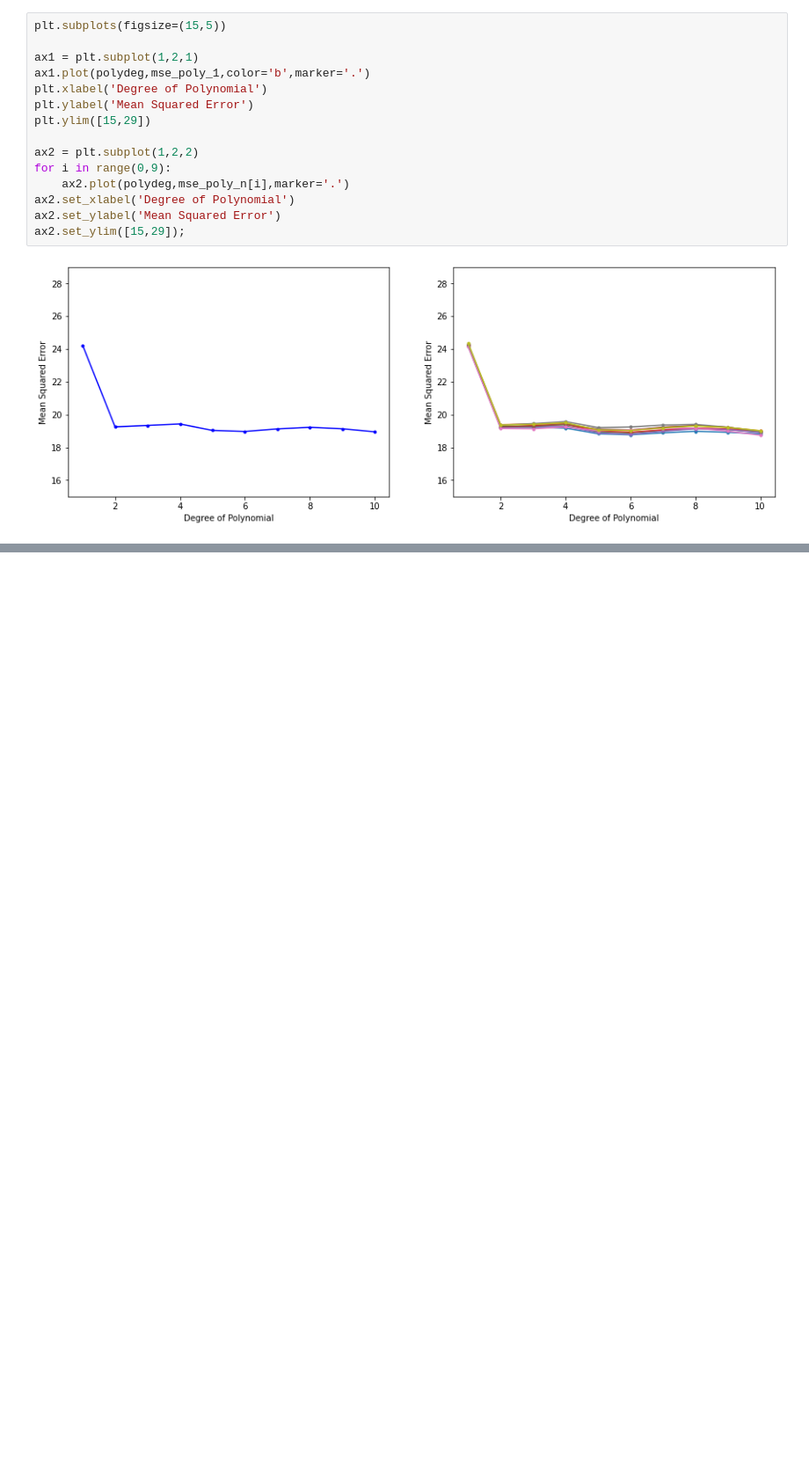
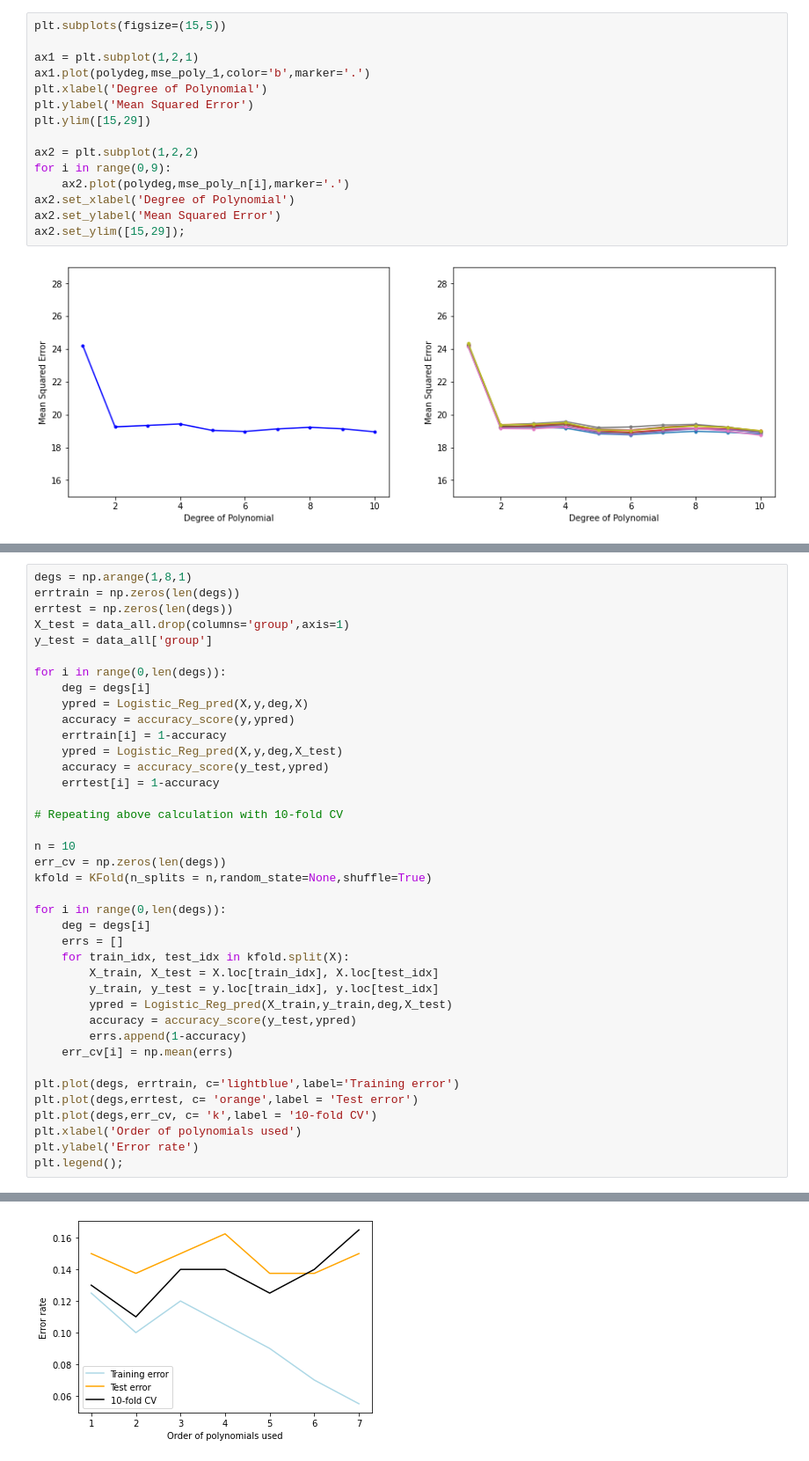
Before and after one commit to mtekant/ISLR_Notes, a Jupyter notebook: Introduction to Statistical Learning, 2nd Edition -- Notes for Ch 5.ipynb, the cells around one changed output, grey strips where cells are left out. Shown: that part at 88% size. Drawn from its saved outputs; the diff is of its cells as text; blank space fills up the shorter version.

```diff
--- a/Introduction to Statistical Learning, 2nd Edition -- Notes for Ch 5.ipynb
+++ b/Introduction to Statistical Learning, 2nd Edition -- Notes for Ch 5.ipynb
@@ -144,0 +294,40 @@ In the n-fold CV method, the sample is separated into n groups. 1 group is held
+# %%
+degs = np.arange(1,8,1)
+errtrain = np.zeros(len(degs))
+errtest = np.zeros(len(degs))
+X_test = data_all.drop(columns='group',axis=1)
+y_test = data_all['group']
+
+for i in range(0,len(degs)):
+    deg = degs[i]
+    ypred = Logistic_Reg_pred(X,y,deg,X)
+    accuracy = accuracy_score(y,ypred)
+    errtrain[i] = 1-accuracy
+    ypred = Logistic_Reg_pred(X,y,deg,X_test)
+    accuracy = accuracy_score(y_test,ypred)
+    errtest[i] = 1-accuracy
+
+# Repeating above calculation with 10-fold CV
+
+n = 10
+err_cv = np.zeros(len(degs))
+kfold = KFold(n_splits = n,random_state=None,shuffle=True)
+
+for i in range(0,len(degs)):
+    deg = degs[i]
+    errs = []
+    for train_idx, test_idx in kfold.split(X):
+        X_train, X_test = X.loc[train_idx], X.loc[test_idx]
+        y_train, y_test = y.loc[train_idx], y.loc[test_idx]
+        ypred = Logistic_Reg_pred(X_train,y_train,deg,X_test)
+        accuracy = accuracy_score(y_test,ypred)
+        errs.append(1-accuracy)
+    err_cv[i] = np.mean(errs)
+
+plt.plot(degs, errtrain, c='lightblue',label='Training error')
+plt.plot(degs,errtest, c= 'orange',label = 'Test error')
+plt.plot(degs,err_cv, c= 'k',label = '10-fold CV')
+plt.xlabel('Order of polynomials used')
+plt.ylabel('Error rate')
+plt.legend();
+# %% [output]
@@ -144,0 +351 @@ In the n-fold CV method, the sample is separated into n groups. 1 group is held
+[figure, added]
```
Also changed, not shown: parts of 35 cells of this notebook.
